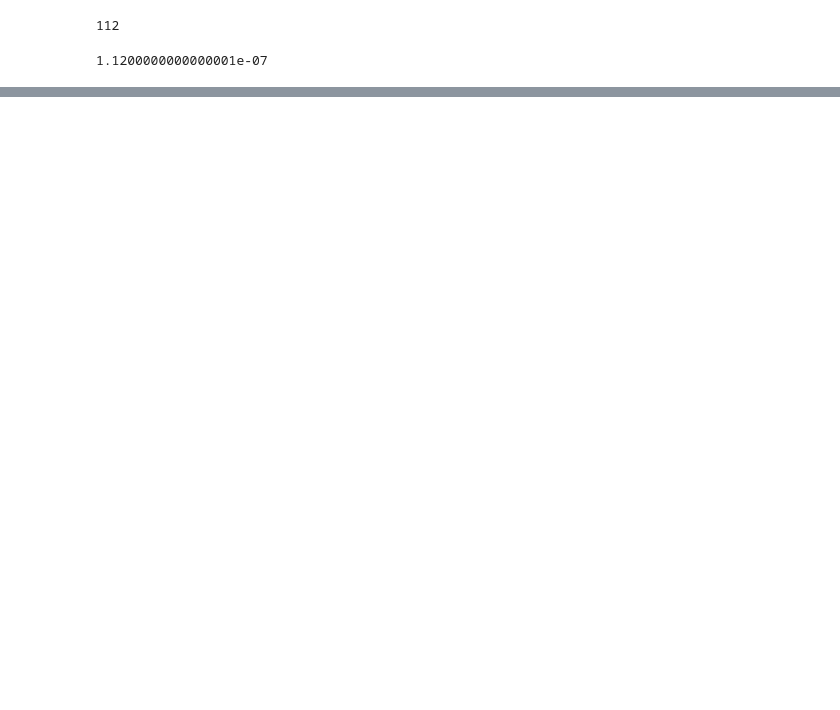
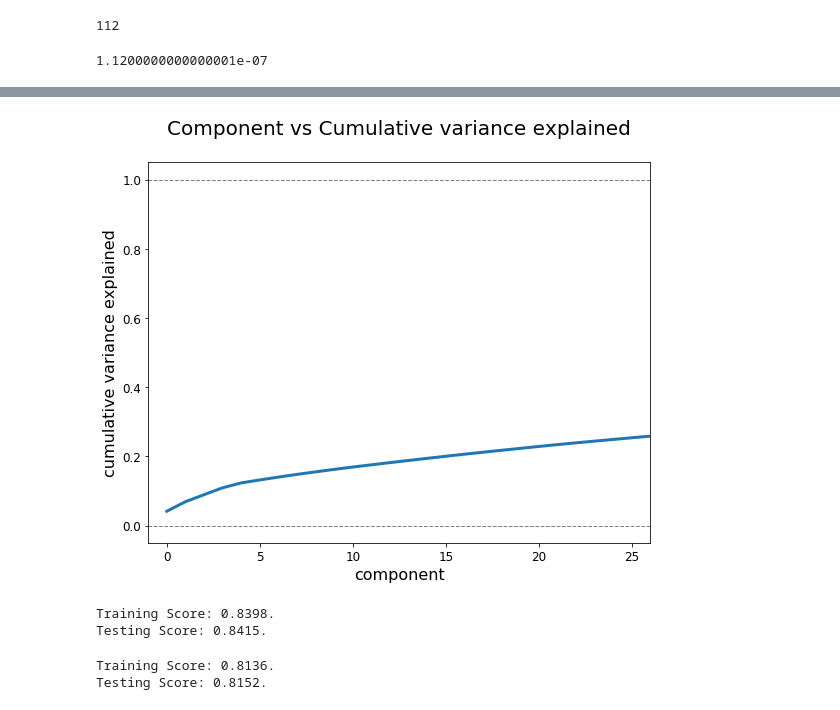
Before and after one commit to newtonsspawn/DSI_Project_4, a Jupyter notebook: james/PCA.ipynb, the cells around one changed output, grey strips where cells are left out. Cells and saved outputs as stored; diff of their text form; code cells hidden in the pictures; blank space fills up the shorter version.

```diff
--- a/james/PCA.ipynb
+++ b/james/PCA.ipynb
@@ -218,0 +360,62 @@ Cumulative explained variance: [0.029 0.049 0.064 0.078 0.089 0.096 0.102 0.108
+# %%
+plt.figure(figsize=(9,7))
+
+# Plot the cumulative explained variance
+component_number = range(len(cum_var_exp))
+plt.plot(component_number, cum_var_exp, lw=3)
+
+# Add horizontal lines at y=0 and y=100
+plt.axhline(y=0, linewidth=1, color='grey', ls='dashed')
+plt.axhline(y=1, linewidth=1, color='grey', ls='dashed')
+
+# Set the x and y axis limits
+ax = plt.gca()
+ax.set_xlim([-1,26])
+ax.set_ylim([-0.05,1.05])
+
+# Label the axes
+ax.set_ylabel('cumulative variance explained', fontsize=16)
+ax.set_xlabel('component', fontsize=16)
+
+# Make the tick labels bigger
+for tick in ax.xaxis.get_major_ticks():
+    tick.label.set_fontsize(12)
+for tick in ax.yaxis.get_major_ticks():
+    tick.label.set_fontsize(12)
+
+# Add title
+ax.set_title('Component vs Cumulative variance explained\n', fontsize=20)
+
+plt.show()
+# %% [output]
+[figure, added]
+# %%
+# Instantiate linear regression model.
+logreg = LogisticRegression()
+
+# Fit on X_train.
+logreg.fit(X_train_tfidf, y_train)
+
+# Score on training and testing sets.
+print(f'Training Score: {round(logreg.score((X_train_tfidf), y_train),4)}.')
+print(f'Testing Score: {round(logreg.score((X_test_tfidf), y_test),4)}.')
+# %% [output]
+Training Score: 0.8398.
+Testing Score: 0.8415.
+# %%
+# Instantiate linear regression model.
+logreg = LogisticRegression()
+
+# Transform Z_train and Z_test.
+Z_train = pca.fit_transform(X_train_array)
+Z_test = pca.transform(X_test_array)
+
+# Fit on Z_train.
+logreg.fit(Z_train, y_train)
+
+# Score on training and testing sets.
+print(f'Training Score: {round(logreg.score((Z_train), y_train),4)}.')
+print(f'Testing Score: {round(logreg.score((Z_test), y_test),4)}.')
+# %% [output]
+Training Score: 0.8136.
+Testing Score: 0.8152.
```
Also changed, not shown: parts of 45 cells of this notebook, 5 other files.
